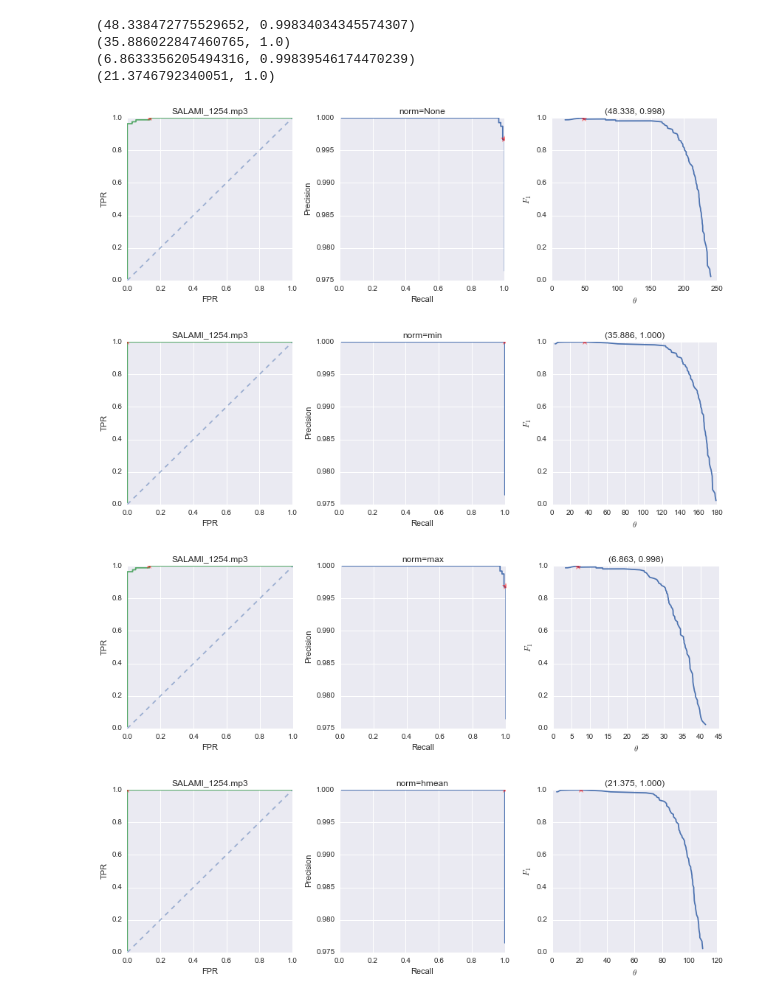
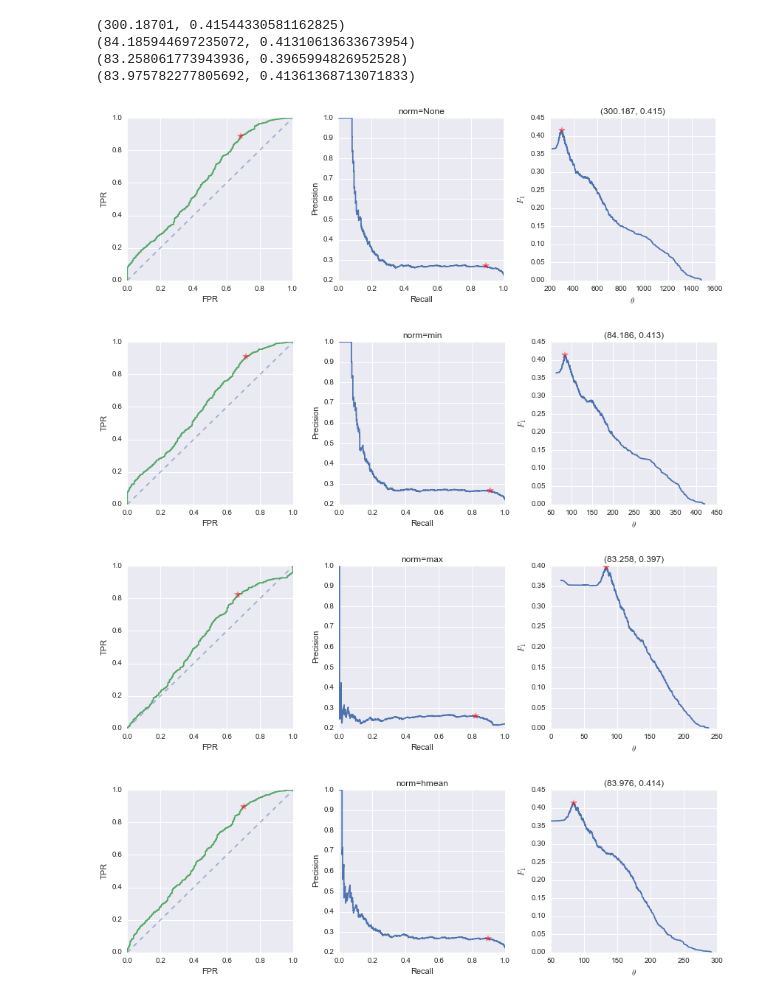
Before and after one commit to urinieto/similarity_classification, a Jupyter notebook: notes/Repetition detection threshold.ipynb, the cells around one changed output. Saved outputs shown, nothing was run; the diff lists cells and outputs as text; code cells hidden in the pictures.

```diff
--- a/notes/Repetition detection threshold.ipynb
+++ b/notes/Repetition detection threshold.ipynb
@@ -14,7 +17,7 @@ import cPickle as pickle
 np.set_printoptions(precision=3)
 seaborn.set(style='darkgrid')
 # %%
-def plot_curve(file='', intervals=None, labels=None, scores=None, norm=None):
+def plot_curve(file='', intervals=None, labels=None, scores=None, norm=None, **kwargs):
 
     file_name = file
 
@@ -150,13 +195,13 @@ file_scores[3]
 # %%
-k = 590
+k = 351
 for norm in [None, 'min', 'max', 'hmean']:
     print plot_curve(norm=norm, **file_scores[k])
 # %% [output]
-(48.338472775529652, 0.99834034345574307)
-(35.886022847460765, 1.0)
-(6.8633356205494316, 0.99839546174470239)
-(21.3746792340051, 1.0)
+(300.18701, 0.41544330581162825)
+(84.185944697235072, 0.41310613633673954)
+(83.258061773943936, 0.3965994826952528)
+(83.975782277805692, 0.41361368713071833)
-[figure, old version]
+[figure, new version]
-[figure, old version]
+[figure, new version]
-[figure, old version]
+[figure, new version]
-[figure, old version]
+[figure, new version]
```
Also changed, not shown: parts of 12 cells of this notebook.
